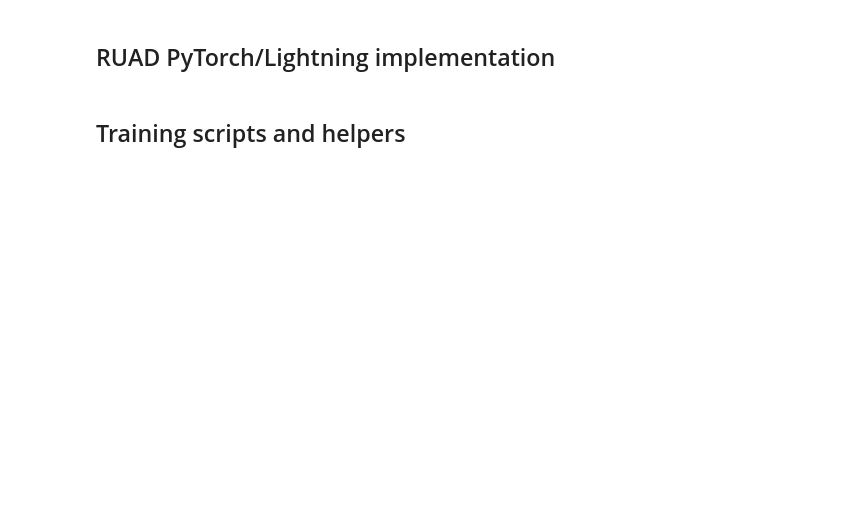
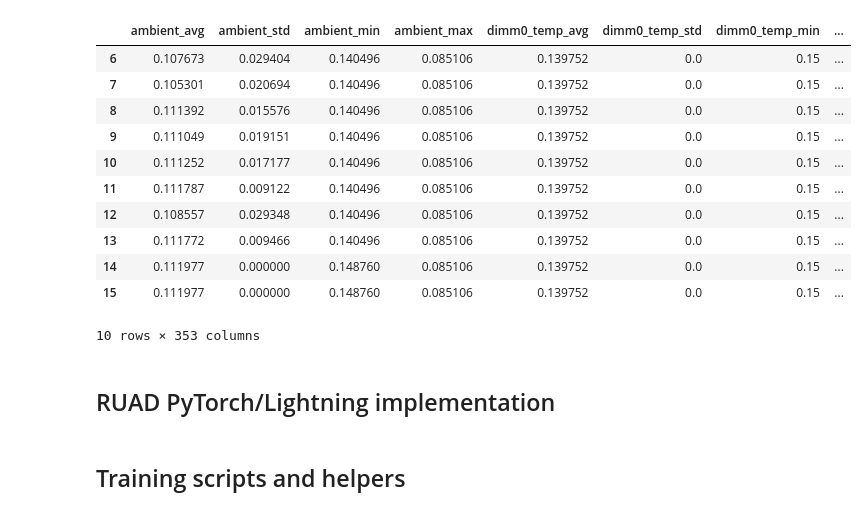
Before and after one commit to prahtz/nlp-ad-m100, a Jupyter notebook: nlp_ad_m100.ipynb, the cells around one changed output. Drawn from its saved outputs; the diff is of its cells as text; code cells hidden in the pictures; blank space fills up the shorter version.

```diff
--- a/nlp_ad_m100.ipynb
+++ b/nlp_ad_m100.ipynb
@@ -79,0 +142,6 @@ dataset = TimeAggregatedNode(root_path, "descriptions.csv", 20)
+# %%
+train_split_idx = int(len(data_na) * 0.8)
+scaler = MinMaxScaler((0, 1))
+scaler.fit(data_na.iloc[:train_split_idx].drop(["timestamp", "value"], axis=1).values)
+data_na.loc[:, ~data_na.columns.isin(["timestamp", "value"])] = scaler.transform(data_na.drop(["timestamp", "value"], axis=1).values)
+data_na.head()
@@ -80,3 +156,31 @@ dataset = TimeAggregatedNode(root_path, "descriptions.csv", 20)
+# %%
+window_size = 10
+diffs = dict(data_na["timestamp"].diff().apply(lambda x: x / np.timedelta64(1, "m")).fillna(0).astype("int64"))
+large_diffs = {i: diffs[i] for i in diffs.keys() if diffs[i] > 15}
+lk = [0] + list(large_diffs.keys()) + [data_na.shape[0] + 1]
+timeseries_list = [data_na.iloc[lk[n] : lk[n + 1]].drop("timestamp", axis=1) for n in range(len(lk) - 1)]
+timeseries_list = [i for i in timeseries_list if i.shape[0] > window_size]
+
+windows_cumsum = np.array([timeseries.shape[0] - window_size - 1 for timeseries in timeseries_list] + [0])
+windows_cumsum = np.cumsum(windows_cumsum)
+windows_cumsum[-1] = 0
+# %%
+window_start_idx = 5
+window = timeseries_list[0].iloc[window_start_idx : window_start_idx + window_size]
+window
+# %% [output]
+|  | ambient_avg | ambient_std | ambient_min | ambient_max | dimm0_temp_avg | dimm0_temp_std | dimm0_temp_min | ... |
+| 6 | 0.107673 | 0.029404 | 0.140496 | 0.085106 | 0.139752 | 0.0 | 0.15 | ... |
+| 7 | 0.105301 | 0.020694 | 0.140496 | 0.085106 | 0.139752 | 0.0 | 0.15 | ... |
+| 8 | 0.111392 | 0.015576 | 0.140496 | 0.085106 | 0.139752 | 0.0 | 0.15 | ... |
+| 9 | 0.111049 | 0.019151 | 0.140496 | 0.085106 | 0.139752 | 0.0 | 0.15 | ... |
+| 10 | 0.111252 | 0.017177 | 0.140496 | 0.085106 | 0.139752 | 0.0 | 0.15 | ... |
+| 11 | 0.111787 | 0.009122 | 0.140496 | 0.085106 | 0.139752 | 0.0 | 0.15 | ... |
+| 12 | 0.108557 | 0.029348 | 0.140496 | 0.085106 | 0.139752 | 0.0 | 0.15 | ... |
+| 13 | 0.111772 | 0.009466 | 0.140496 | 0.085106 | 0.139752 | 0.0 | 0.15 | ... |
+| 14 | 0.111977 | 0.000000 | 0.148760 | 0.085106 | 0.139752 | 0.0 | 0.15 | ... |
+| 15 | 0.111977 | 0.000000 | 0.148760 | 0.085106 | 0.139752 | 0.0 | 0.15 | ... |
+10 rows × 353 columns
 # %% [markdown]
 ## RUAD PyTorch/Lightning implementation
 # %%
```
Also changed, not shown: parts of 18 cells of this notebook.
